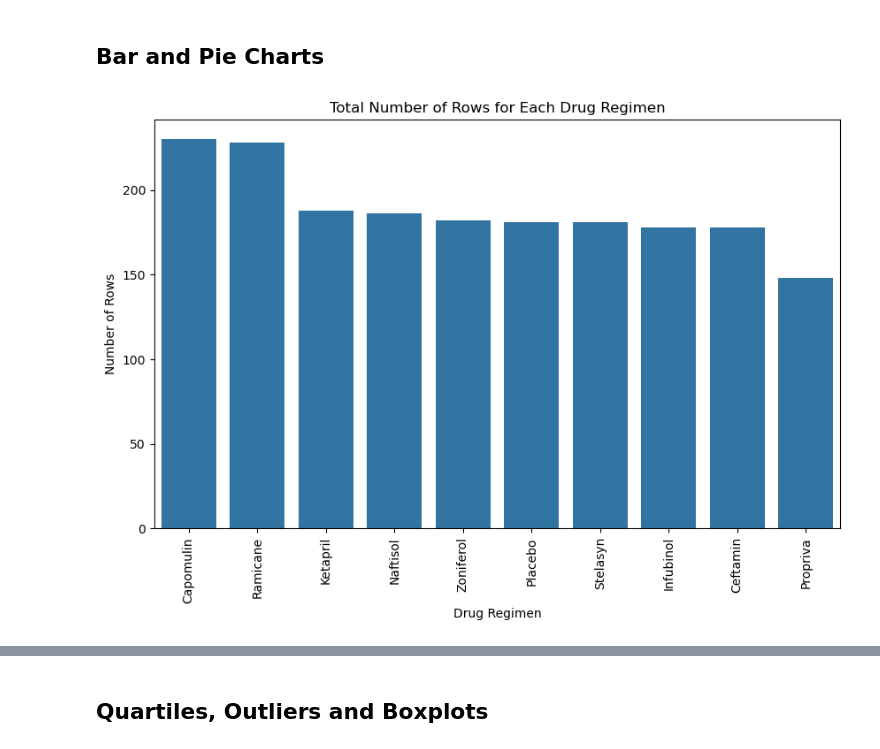
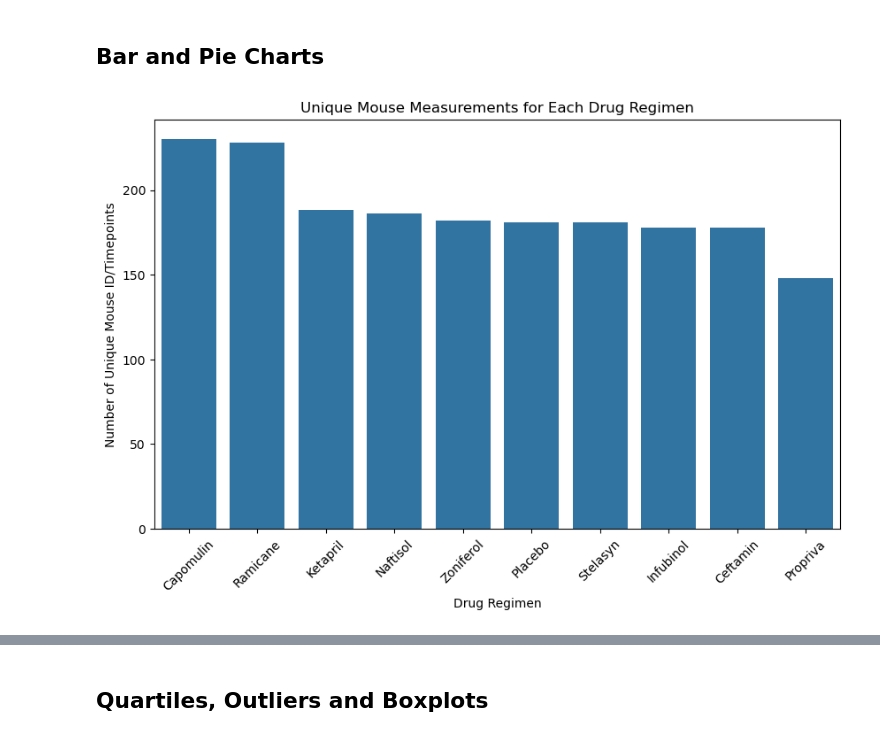
Before and after one commit to silvertimmy26/data-vis-challenge, a Jupyter notebook: pymaceuticals.ipynb, the cells around one changed output, grey strips where cells are left out. Drawn from its saved outputs; the diff is of its cells as text; code cells hidden in the pictures.

```diff
--- a/pymaceuticals.ipynb
+++ b/pymaceuticals.ipynb
@@ -136,17 +137,17 @@ summary_stats_agg
 # %%
 # Generate a bar plot showing the total number of rows (Mouse ID/Timepoints) for each drug regimen using Pandas.
 # Our instructor has given explicit permission to use seaborn for prettier visualization. Thanks prof!
 
 drug_counts = mouse_data["Drug Regimen"].value_counts().reset_index()
 drug_counts.columns = ["Drug Regimen", "Count"]
 plt.figure(figsize=(10, 6))
 sns.barplot(x="Drug Regimen", y="Count", data=drug_counts)
 plt.xlabel("Drug Regimen")
-plt.xticks(rotation=90)
-plt.ylabel("Number of Rows")
-plt.title("Total Number of Rows for Each Drug Regimen")
+plt.xticks(rotation=45) # I think this looks prettier than a 90 degree rotation
+plt.ylabel("Number of Unique Mouse ID/Timepoints")
+plt.title("Unique Mouse Measurements for Each Drug Regimen")
 plt.show()
 # %% [output]
-[figure, old version]
+[figure, new version]
 # %%
 # Once again note that our instructor gave us explicit permission to use seaborn
```
Also changed, not shown: parts of 16 cells of this notebook, 1 other file.
